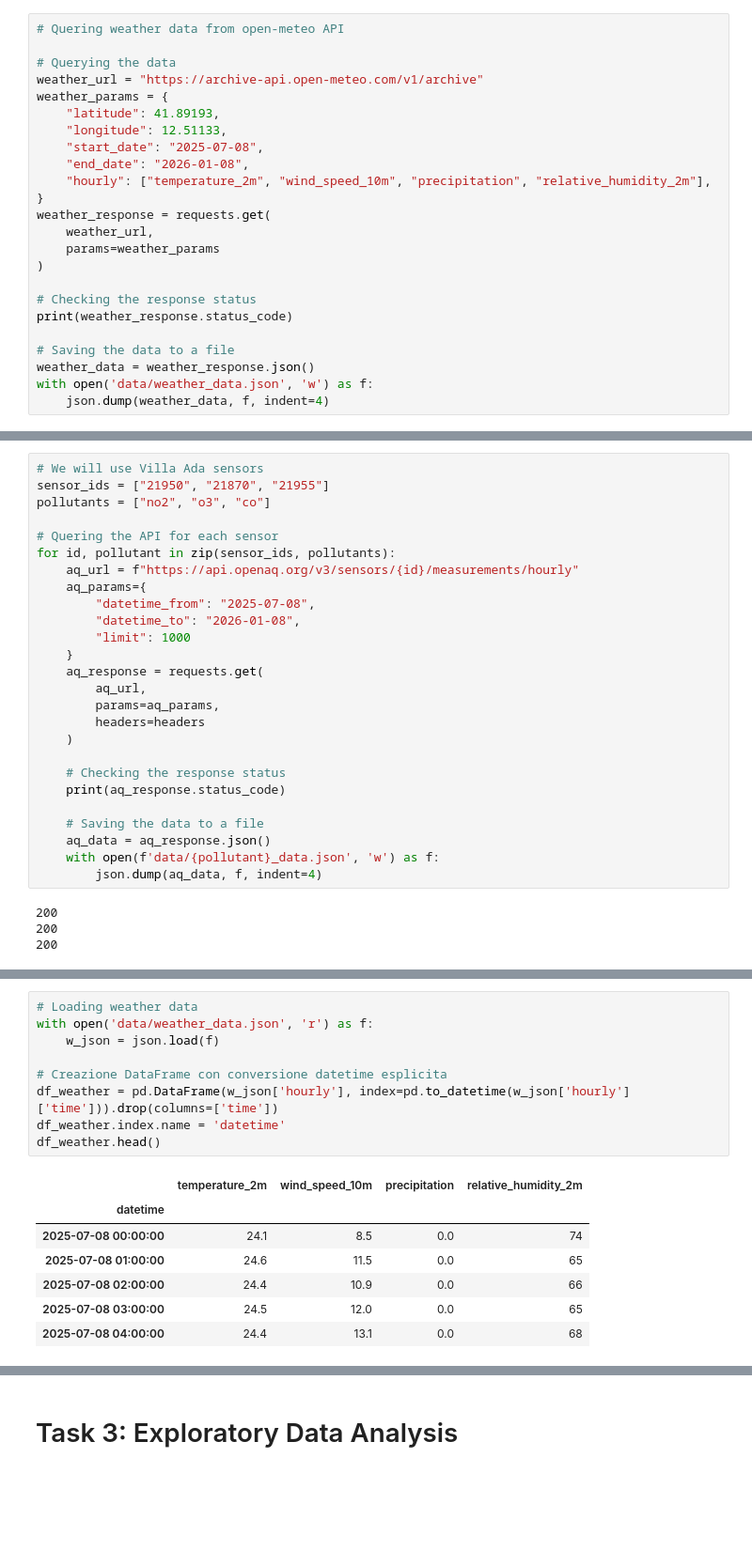
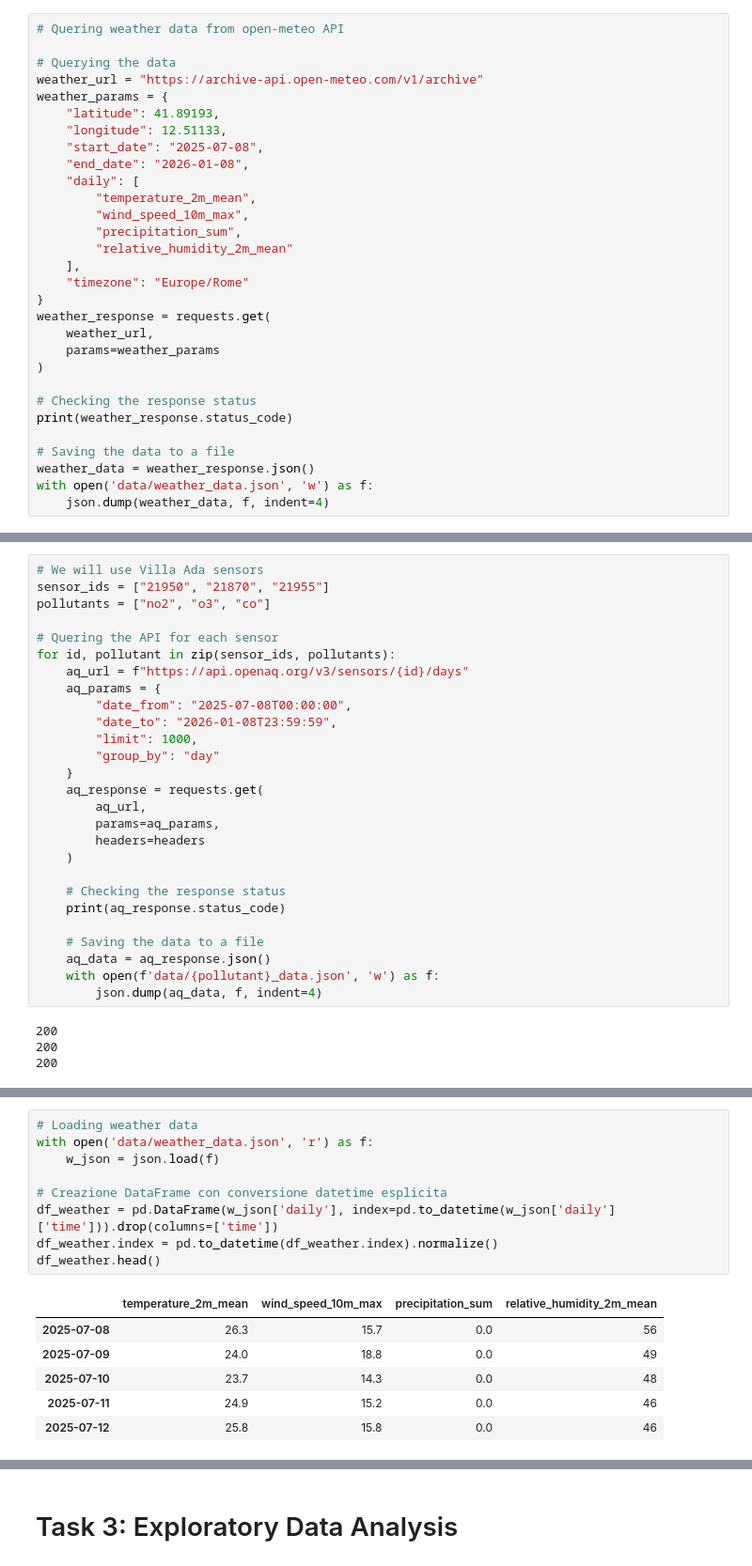
Before and after one commit to Gloreti03/Api-rest-homework-, a Jupyter notebook: apihomework.ipynb, the cells around one changed output, grey strips where cells are left out. Shown at 94% size. Cells and saved outputs as stored; diff of their text form; blank space fills up the shorter version.

```diff
--- a/apihomework.ipynb
+++ b/apihomework.ipynb
@@ -21,7 +21,13 @@ weather_params = {
 	"longitude": 12.51133,
 	"start_date": "2025-07-08",
 	"end_date": "2026-01-08",
-	"hourly": ["temperature_2m", "wind_speed_10m", "precipitation", "relative_humidity_2m"],
+	"daily": [
+        "temperature_2m_mean",
+        "wind_speed_10m_max",
+        "precipitation_sum",
+        "relative_humidity_2m_mean"
+    ],
+	"timezone": "Europe/Rome"
 }
 weather_response = requests.get(
 	weather_url,
@@ -83,11 +89,12 @@ pollutants = ["no2", "o3", "co"]
 
 # Quering the API for each sensor
 for id, pollutant in zip(sensor_ids, pollutants):
-    aq_url = f"https://api.openaq.org/v3/sensors/{id}/measurements/hourly"
-    aq_params={
-        "datetime_from": "2025-07-08",
-        "datetime_to": "2026-01-08",
-        "limit": 1000
+    aq_url = f"https://api.openaq.org/v3/sensors/{id}/days"
+    aq_params = {
+        "date_from": "2025-07-08T00:00:00",
+        "date_to": "2026-01-08T23:59:59",
+        "limit": 1000,
+        "group_by": "day"
     }
     aq_response = requests.get(
         aq_url,
@@ -112,20 +119,19 @@ Task 2 focused on the cleaning and integration (wrangling) of the raw JSON datas
 # %%
 # Loading weather data
 with open('data/weather_data.json', 'r') as f:
     w_json = json.load(f)
 
 # Creazione DataFrame con conversione datetime esplicita
-df_weather = pd.DataFrame(w_json['hourly'], index=pd.to_datetime(w_json['hourly']['time'])).drop(columns=['time'])
-df_weather.index.name = 'datetime'
+df_weather = pd.DataFrame(w_json['daily'], index=pd.to_datetime(w_json['daily']['time'])).drop(columns=['time'])
+df_weather.index = pd.to_datetime(df_weather.index).normalize()
 df_weather.head()
 # %% [output]
-|  | temperature_2m | wind_speed_10m | precipitation | relative_humidity_2m |
-| datetime |  |  |  |  |
-| 2025-07-08 00:00:00 | 24.1 | 8.5 | 0.0 | 74 |
-| 2025-07-08 01:00:00 | 24.6 | 11.5 | 0.0 | 65 |
-| 2025-07-08 02:00:00 | 24.4 | 10.9 | 0.0 | 66 |
-| 2025-07-08 03:00:00 | 24.5 | 12.0 | 0.0 | 65 |
-| 2025-07-08 04:00:00 | 24.4 | 13.1 | 0.0 | 68 |
+|  | temperature_2m_mean | wind_speed_10m_max | precipitation_sum | relative_humidity_2m_mean |
+| 2025-07-08 | 26.3 | 15.7 | 0.0 | 56 |
+| 2025-07-09 | 24.0 | 18.8 | 0.0 | 49 |
+| 2025-07-10 | 23.7 | 14.3 | 0.0 | 48 |
+| 2025-07-11 | 24.9 | 15.2 | 0.0 | 46 |
+| 2025-07-12 | 25.8 | 15.8 | 0.0 | 46 |
 # %%
 # Creating a function to wrangle each air quality data
 def process_openaq_json(file_path):
```
Also changed, not shown: parts of 6 cells of this notebook.
